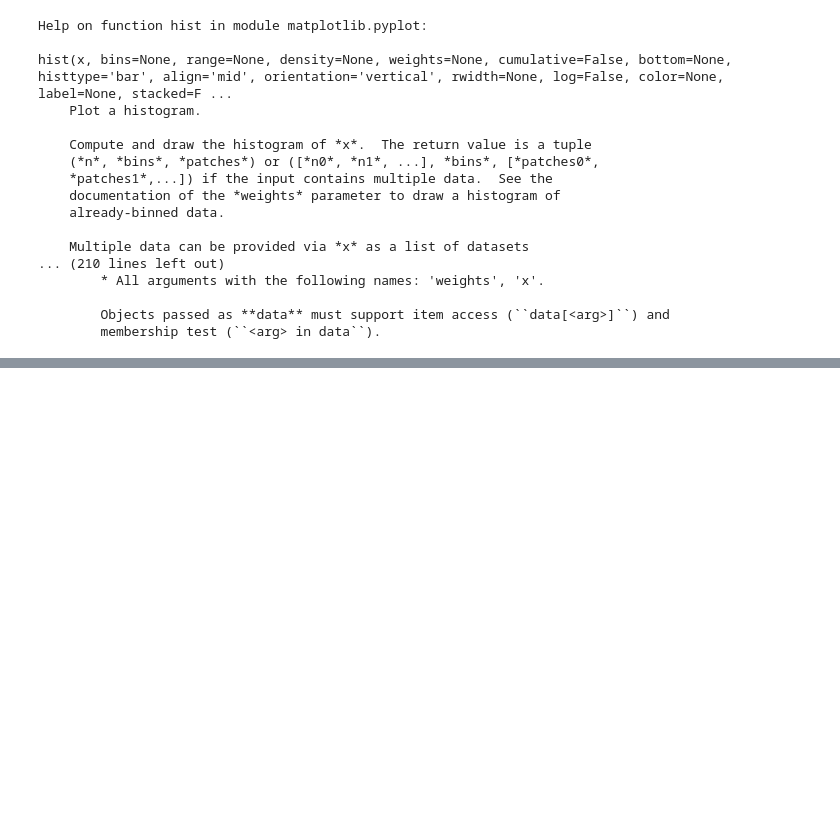
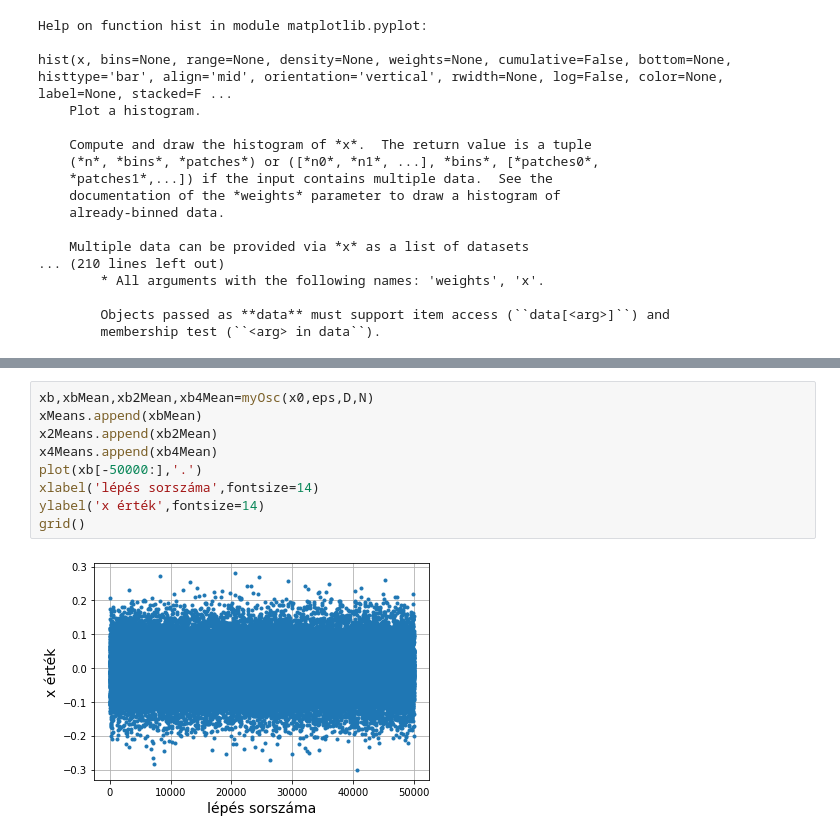
Before and after one commit to FulgurisR/StochProc, a Jupyter notebook: Overdamped.ipynb, the cells around one changed output, grey strips where cells are left out. Cells and saved outputs as stored; diff of their text form; blank space fills up the shorter version.

```diff
--- a/Overdamped.ipynb
+++ b/Overdamped.ipynb
@@ -108,0 +146,11 @@ savefig('xHist4.png')
+# %%
+xb,xbMean,xb2Mean,xb4Mean=myOsc(x0,eps,D,N)
+xMeans.append(xbMean)
+x2Means.append(xb2Mean)
+x4Means.append(xb4Mean)
+plot(xb[-50000:],'.')
+xlabel('lépés sorszáma',fontsize=14)
+ylabel('x érték',fontsize=14)
+grid()
+# %% [output]
+[figure, added]
```
Also changed, not shown: parts of 19 cells of this notebook.
